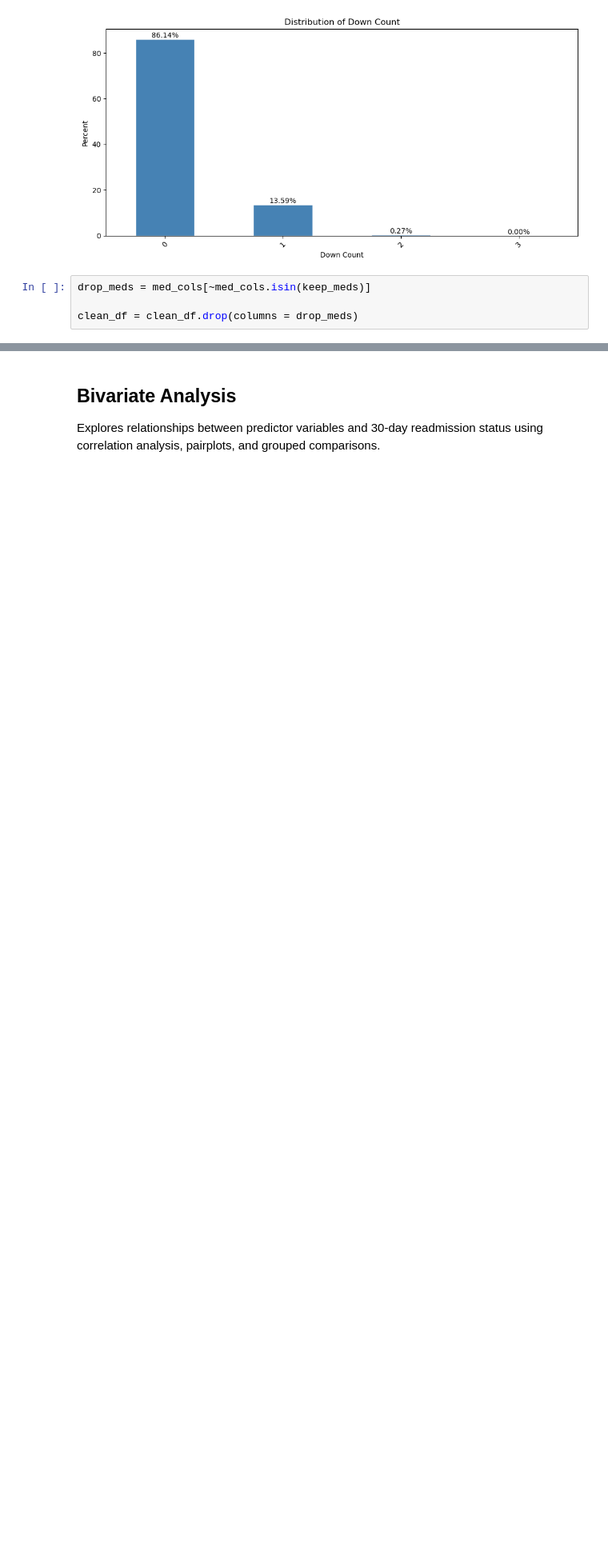
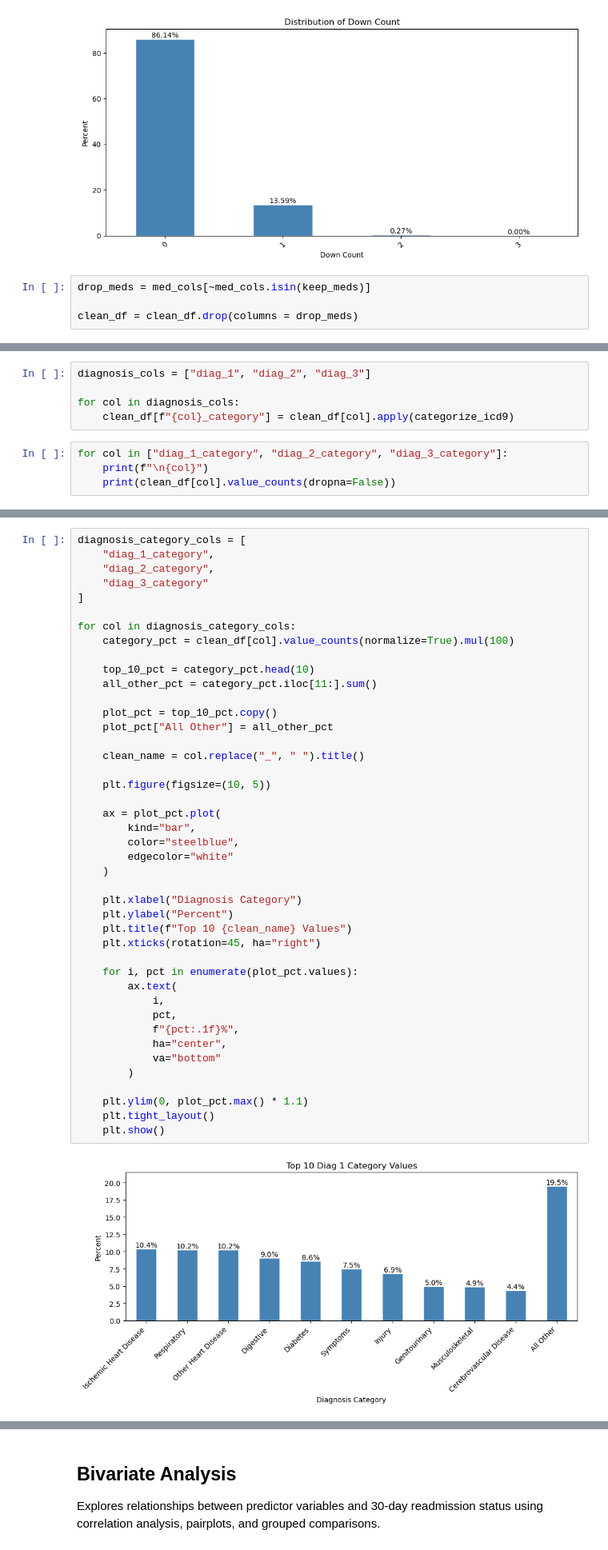
Before and after one commit to RayofData/30-Day-Hospital-Readmission-Analysis, a Jupyter notebook: EDA.ipynb, the cells around one changed output, grey strips where cells are left out. Shown at 80% size. Saved outputs shown, nothing was run; the diff lists cells and outputs as text; blank space fills up the shorter version.

Commit message:
mapped diag and type of diabetes, bar plots

```diff
--- a/EDA.ipynb
+++ b/EDA.ipynb
@@ -959,0 +1036,9 @@ clean_df = clean_df.drop(columns = drop_meds)
+# %%
+diagnosis_cols = ["diag_1", "diag_2", "diag_3"]
+
+for col in diagnosis_cols:
+    clean_df[f"{col}_category"] = clean_df[col].apply(categorize_icd9)
+# %%
+for col in ["diag_1_category", "diag_2_category", "diag_3_category"]:
+    print(f"\n{col}")
+    print(clean_df[col].value_counts(dropna=False))
@@ -959,0 +1063,45 @@ clean_df = clean_df.drop(columns = drop_meds)
+# %%
+diagnosis_category_cols = [
+    "diag_1_category",
+    "diag_2_category",
+    "diag_3_category"
+]
+
+for col in diagnosis_category_cols:
+    category_pct = clean_df[col].value_counts(normalize=True).mul(100)
+
+    top_10_pct = category_pct.head(10)
+    all_other_pct = category_pct.iloc[11:].sum()
+
+    plot_pct = top_10_pct.copy()
+    plot_pct["All Other"] = all_other_pct
+
+    clean_name = col.replace("_", " ").title()
+
+    plt.figure(figsize=(10, 5))
+
+    ax = plot_pct.plot(
+        kind="bar",
+        color="steelblue",
+        edgecolor="white"
+    )
+
+    plt.xlabel("Diagnosis Category")
+    plt.ylabel("Percent")
+    plt.title(f"Top 10 {clean_name} Values")
+    plt.xticks(rotation=45, ha="right")
+
+    for i, pct in enumerate(plot_pct.values):
+        ax.text(
+            i,
+            pct,
+            f"{pct:.1f}%",
+            ha="center",
+            va="bottom"
+        )
+
+    plt.ylim(0, plot_pct.max() * 1.1)
+    plt.tight_layout()
+    plt.show()
+# %% [output]
+[figure, added]
```
Also changed, not shown: parts of 10 cells of this notebook.
